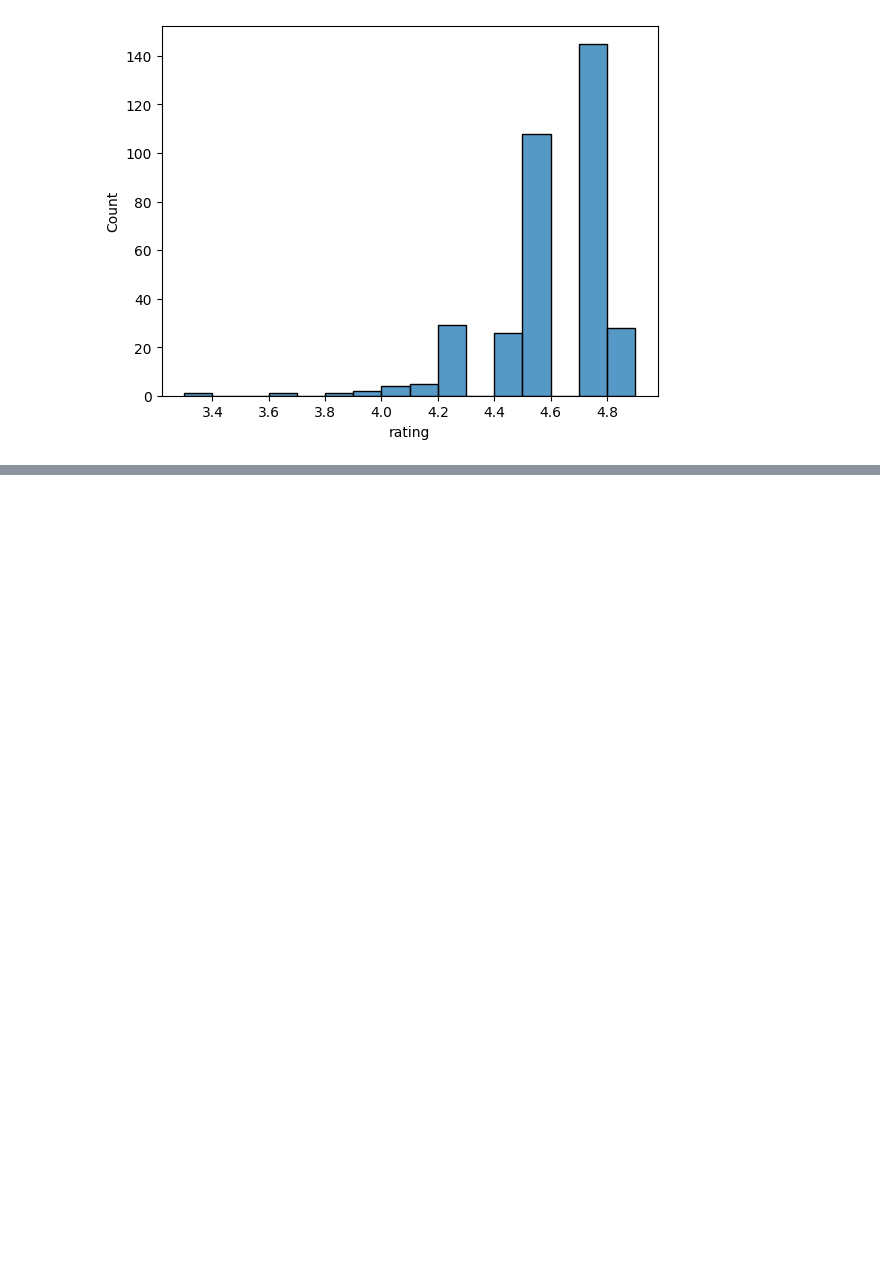
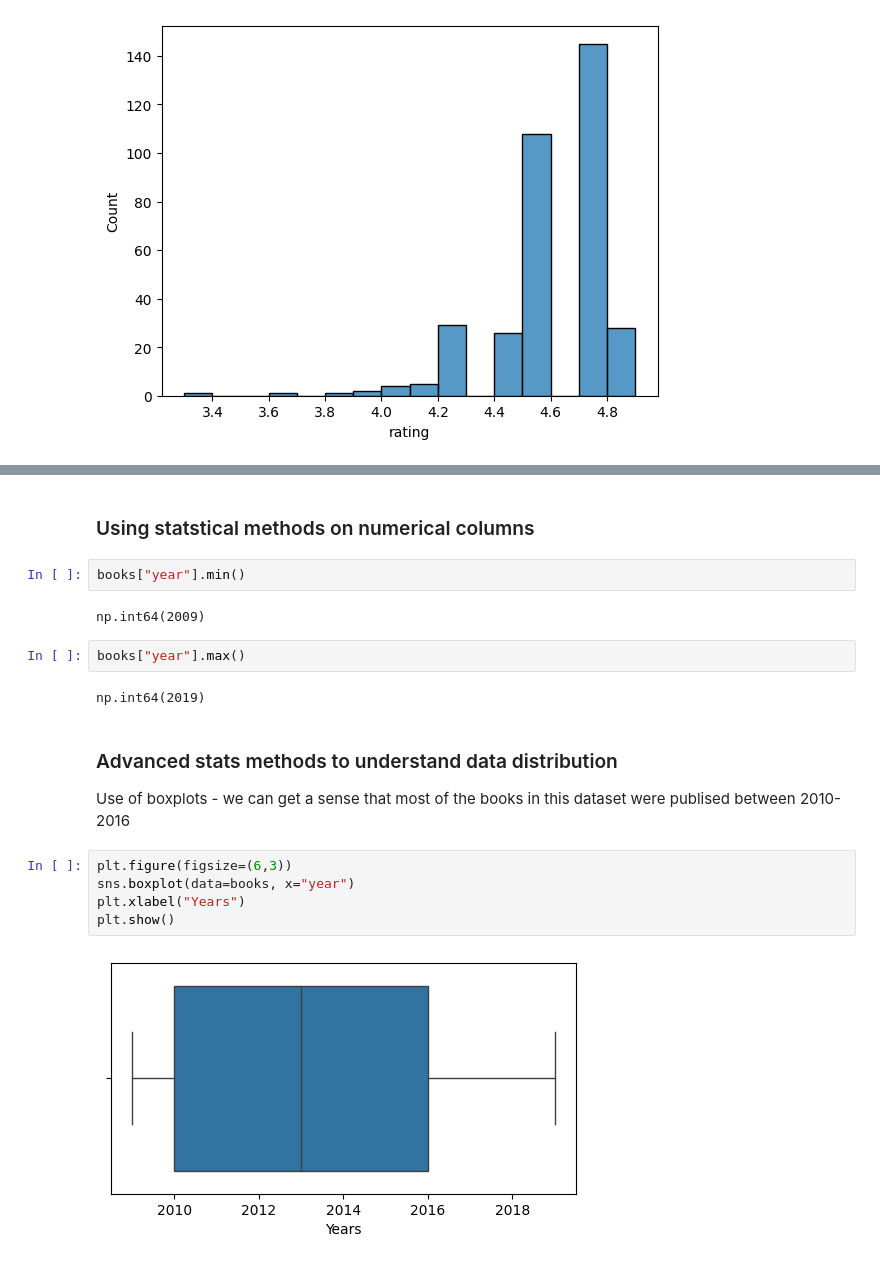
Before and after one commit to abhijeet-bhambere/exploratory_data_analysis, a Jupyter notebook: EDA_In_Python.ipynb, the cells around one changed output, grey strips where cells are left out. Drawn from its saved outputs; the diff is of its cells as text; blank space fills up the shorter version.

```diff
--- a/EDA_In_Python.ipynb
+++ b/EDA_In_Python.ipynb
@@ -82,0 +187,20 @@ plt.show()
+# %% [markdown]
+### Using statstical methods on numerical columns
+# %%
+books["year"].min()
+# %% [output]
+np.int64(2009)
+# %%
+books["year"].max()
+# %% [output]
+np.int64(2019)
+# %% [markdown]
+### Advanced stats methods to understand data distribution
+Use of boxplots - we can get a sense that most of the books in this dataset were publised between 2010-2016
+# %%
+plt.figure(figsize=(6,3))
+sns.boxplot(data=books, x="year")
+plt.xlabel("Years")
+plt.show()
+# %% [output]
+[figure, added]
```
Also changed, not shown: parts of 100 cells of this notebook.
